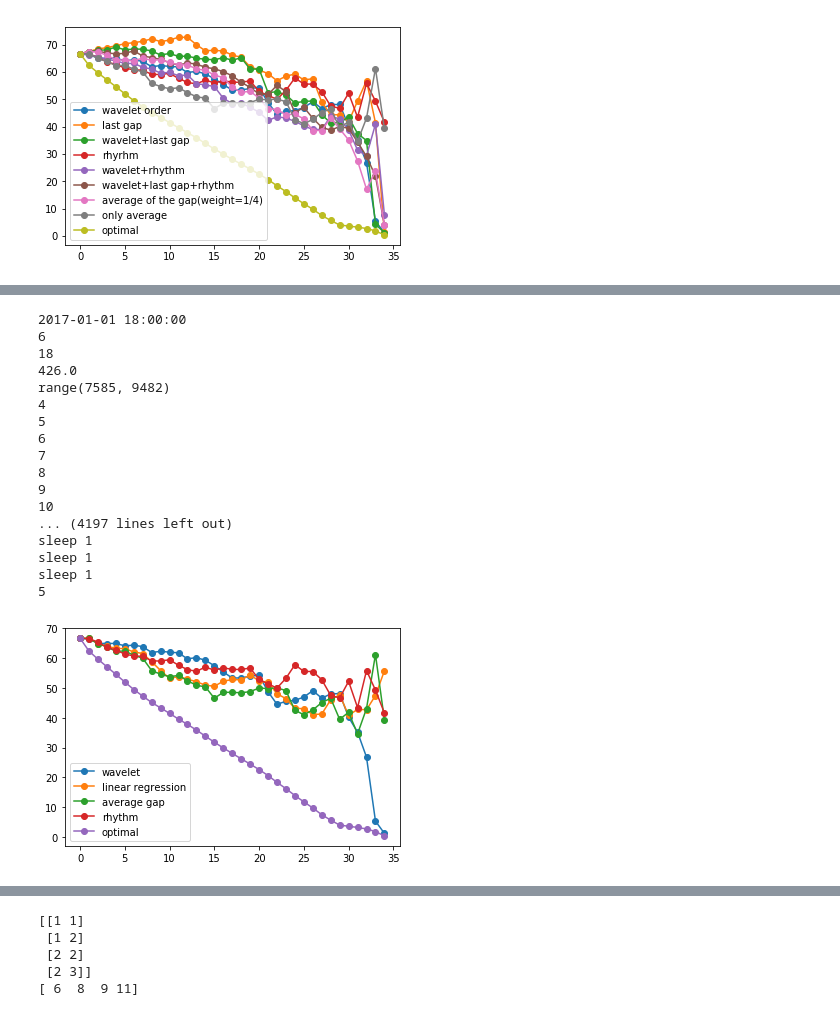
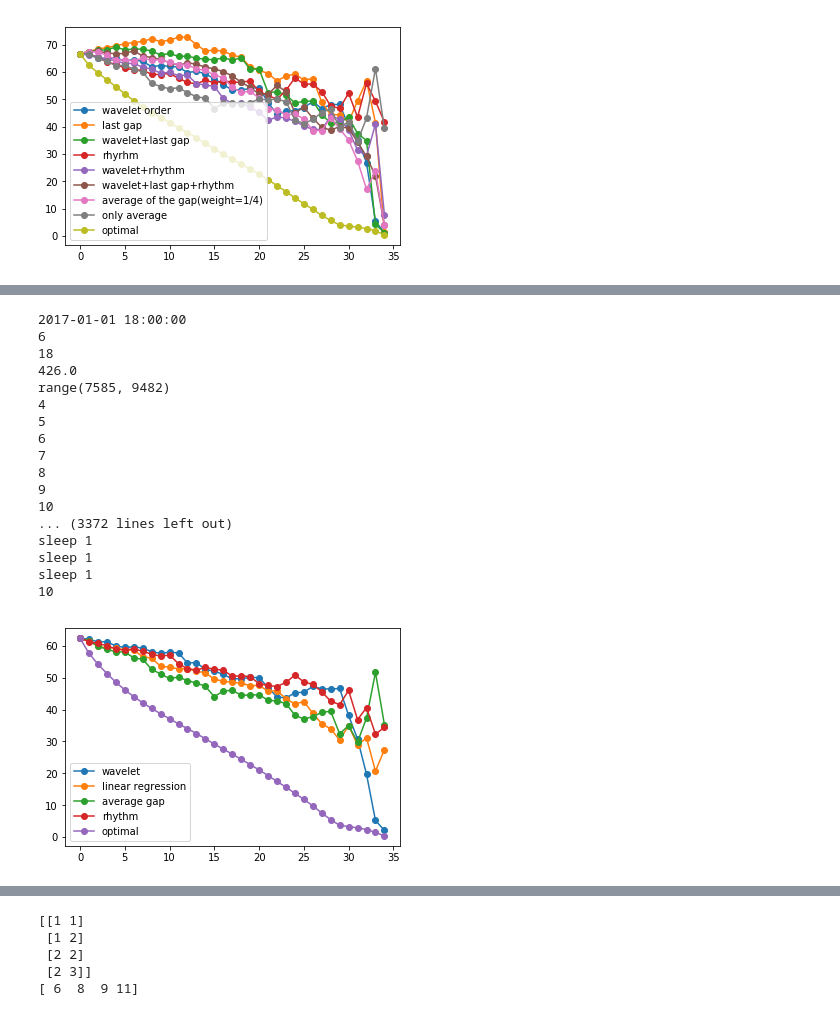
Before and after one commit to balilarder/master-ncku, a Jupyter notebook: wavelet.ipynb, the cells around one changed output, grey strips where cells are left out. Saved outputs shown, nothing was run; the diff lists cells and outputs as text; code cells hidden in the pictures.

```diff
--- a/wavelet.ipynb
+++ b/wavelet.ipynb
@@ -260,0 +268,3 @@ print(i)
+# %%
+t = wavelet_coefficient_table([0, 100,0 ,100, 0,100, 0,100])
+print(t)
@@ -943,7 +1189,7 @@ def compute_sleep_error(sleep, t, error, compute_cnt, max_bound, min_bound):
     return compute_cnt, error, max_bound, min_bound
 
 # feature 1
-def wavelet_score(time, stations):
+def wavelet_score(time, stations, start=0):
     # 從0學到t-1的score
 #     print("enter")
     score = {}
@@ -952,7 +1198,7 @@ def wavelet_score(time, stations):
     case_cnt = {}
 
     for s in stations:
-        d = origin_level_0[s][:time]
+        d = origin_level_0[s][start:time]
 #         print(d)
         slice_wavelet = wavelet_coefficient_table(d)
         avg = slice_wavelet[level][1]
@@ -1885,9 +2384,22 @@ new_score
 sample = 5
 training_ratio = 0.8
 time_index = range(int(len(date_rng)*training_ratio))
-for t in time_index[4:1000]:
+for t in time_index[4:20]:
     ws, cnt = wavelet_score(t+1, stations)
     print(cnt, ws)
+
+import numpy as np
+from sklearn.linear_model import LinearRegression
+
+sample = 5
+training_ratio = 0.8
+time_index = range(int(len(date_rng)*training_ratio))
+X = np.array([[1, 1], [1, 2], [2, 2], [2, 3]])
+y = np.dot(X, np.array([1, 2])) + 3
+print(X, y)
+
+i = wavelet_coefficient_table(range(24))
+print(i)
 # %% [output]
 1 [('guanyuan_aq', 4), ('gucheng_aq', 4), ('huairou_aq', 4), ('miyun_aq', 4), ('pingchang_aq', 4), ('wanliu_aq', 4), ('xizhimenbei_aq', 4), ('badaling_aq', 3), ('daxing_aq', 3), ('dingling_aq', 3), (' ...
 1 [('dongsi_aq', 4), ('guanyuan_aq', 4), ('gucheng_aq', 4), ('huairou_aq', 4), ('miyun_aq', 4), ('pingchang_aq', 4), ('qianmen_aq', 4), ('wanliu_aq', 4), ('xizhimenbei_aq', 4), ('badaling_aq', 3), ('d ...
@@ -1912,7 +2424,7 @@ for t in time_index[4:1000]:
 import numpy as np
 from sklearn.linear_model import LinearRegression
 
-sample = 5
+sample = 10
 training_ratio = 0.8
 time_index = range(int(len(date_rng)*training_ratio))
 # X = np.array([[1, 1], [1, 2], [2, 2], [2, 3]])
@@ -1941,6 +2453,7 @@ need_to_active = range(len(stations))
 s = random.choice(stations)
 
 sample_time_range = range(int(len(origin_level_0[s]) * training_ratio), len(origin_level_0[s]))
+# sample_time_range = range(4000, 6000)
 print(sample_time_range)
 
 # random選時間
@@ -1962,7 +2475,7 @@ models = {}
 def generate_training_data():
 #     for t in time_index[4:len(time_index)-1]:
 
-    for t in time_index[4:4000]:
+    for t in time_index[4:3000]:
         print(t)
         time = date_rng[t]
         wd = time.weekday() # feature1 星期幾
@@ -1991,7 +2504,8 @@ def generate_training_data():
         # train 的時候每個sensor要分開，因此加上sensor id當作feature
         for i, s in enumerate(stations):
             f = [feature3[s]] + [feature4[s]] + [feature5[s]] + [i]
-            X.append(x+f)
+#             X.append(x+f)
+            X.append(f)
             y.append(abs(origin_level_0[s][t+1] - origin_level_0[s][t]))
 
 #             f = [feature3[s]] + [feature4[s]] + [feature5[s]]
@@ -2094,7 +2608,8 @@ for t in sample_timestamp:
     for i, s in enumerate(stations):
         f = [f3[s]] + [f4[s]] + [f5[s]] + [i]
 #         f = [f3[s]] + [f4[s]] + [f5[s]]
-        score[s] = abs(reg.predict([list + f])[0])
+#         score[s] = abs(reg.predict([list + f])[0])
+        score[s] = abs(reg.predict([f])[0])
 #         score[s] = abs(models[s].predict([list + f])[0])
 
 #         print("score", score)
@@ -2266,33 +2781,33 @@ if error_show == "sigmoid inverse":
     for el in error_logit:
         error_logit[el] = [(i-min_bound)*(0.999-0.5)/(max_bound-min_bound) + 0.5 for i in error_logit[el]]
 #         print("optimal", len(error_logit[el]))
         error_logit[el] = [math.log(i/(1-i),10) for i in error_logit[el]]  # 帶入function
         optimal_order_error.append(sum(error_logit[el]))
 
 plt.plot(need_to_active, wavelet_order_error, 'o-')
 plt.plot(need_to_active, lr_error, 'o-')
 plt.plot(need_to_active, average_only_error, 'o-')
 plt.plot(need_to_active, rhythm_error, 'o-')
 plt.plot(need_to_active, optimal_order_error, 'o-')
 
 plt.legend(['wavelet', 'linear regression', 'average gap', 'rhythm', 'optimal'], loc='lower left')
 plt.show()
 # %% [output]
 2017-01-01 18:00:00
 6
 18
 426.0
 range(7585, 9482)
 4
 5
 6
 7
 8
 9
 10
-... (4197 lines left out)
+... (3372 lines left out)
 sleep 1
 sleep 1
 sleep 1
-5
+10
-[figure, old version]
+[figure, new version]
```
Also changed, not shown: parts of 12 cells of this notebook.
